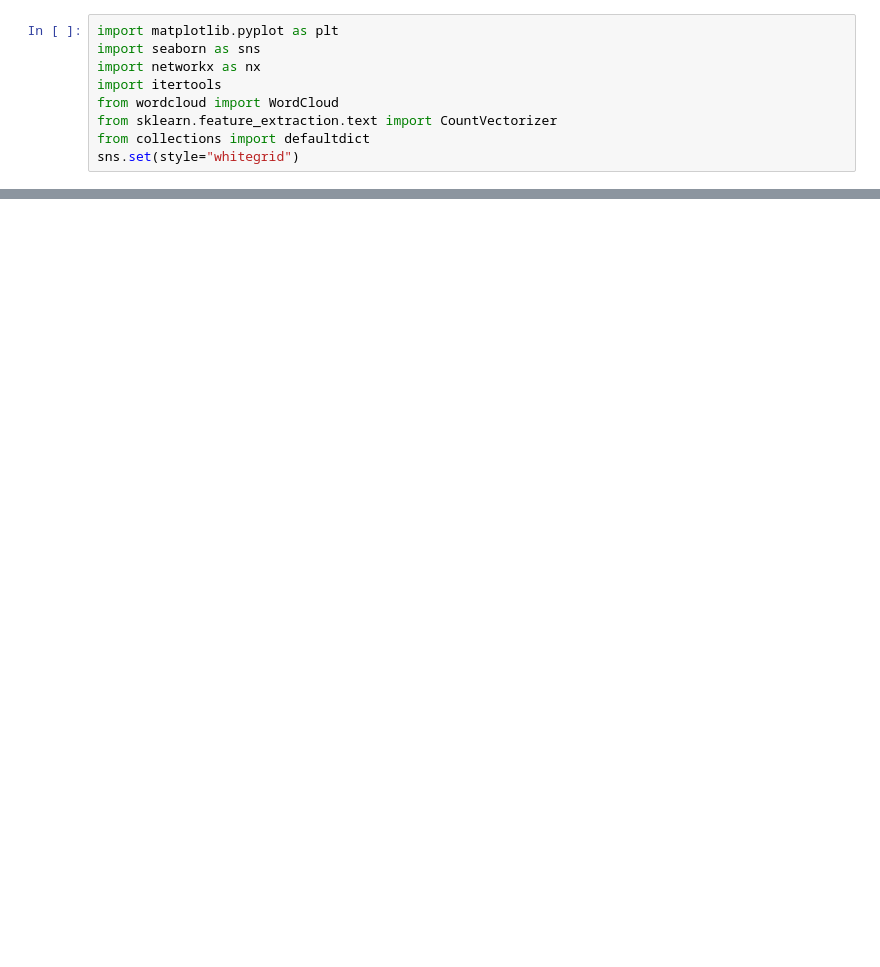
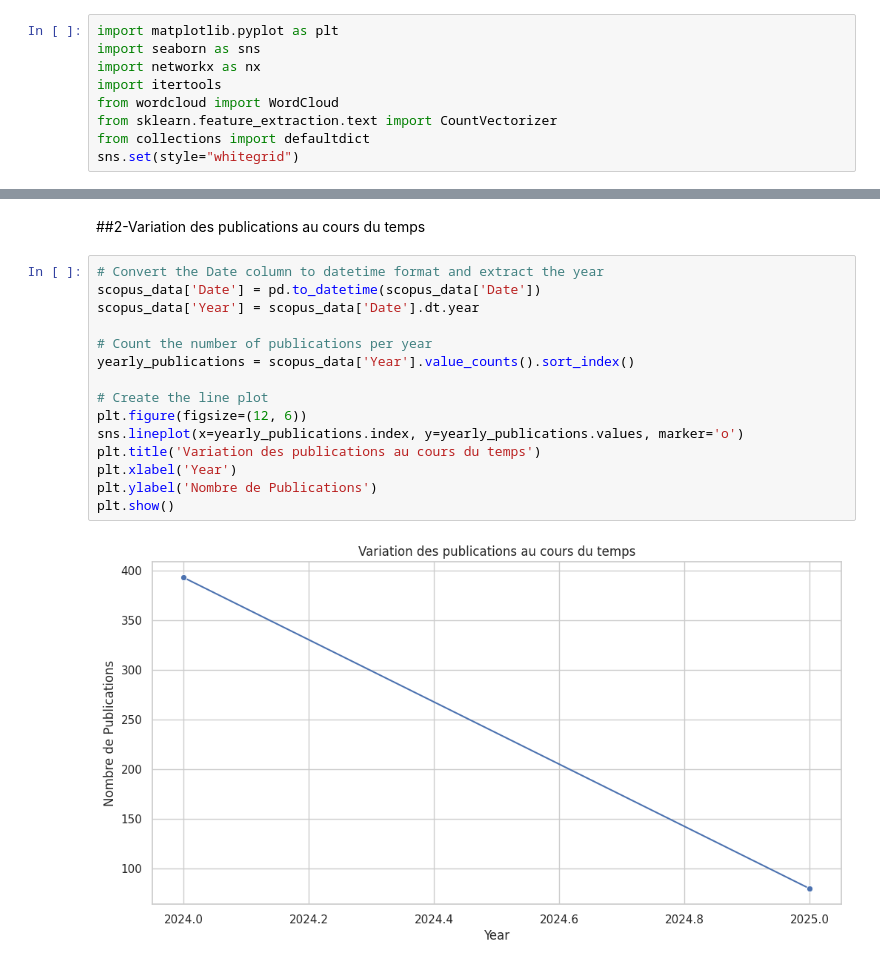
Before and after one commit to Tarikismail2/Analyse_Bibliom-trique_des_Publications_Scientifiques_avec_l-API_Scopus, a Jupyter notebook: EDA_Scopus_Data.ipynb, the cells around one changed output, grey strips where cells are left out. Saved outputs shown, nothing was run; the diff lists cells and outputs as text; blank space fills up the shorter version.

```diff
--- a/EDA_Scopus_Data.ipynb
+++ b/EDA_Scopus_Data.ipynb
@@ -567,0 +306,19 @@ ValueError: Length mismatch: Expected axis has 1 elements, new values have 3 ele
+# %% [markdown]
+##2-Variation des publications au cours du temps
+# %%
+# Convert the Date column to datetime format and extract the year
+scopus_data['Date'] = pd.to_datetime(scopus_data['Date'])
+scopus_data['Year'] = scopus_data['Date'].dt.year
+
+# Count the number of publications per year
+yearly_publications = scopus_data['Year'].value_counts().sort_index()
+
+# Create the line plot
+plt.figure(figsize=(12, 6))
+sns.lineplot(x=yearly_publications.index, y=yearly_publications.values, marker='o')
+plt.title('Variation des publications au cours du temps')
+plt.xlabel('Year')
+plt.ylabel('Nombre de Publications')
+plt.show()
+# %% [output]
+[figure, added]
```
Also changed, not shown: parts of 52 cells of this notebook.
